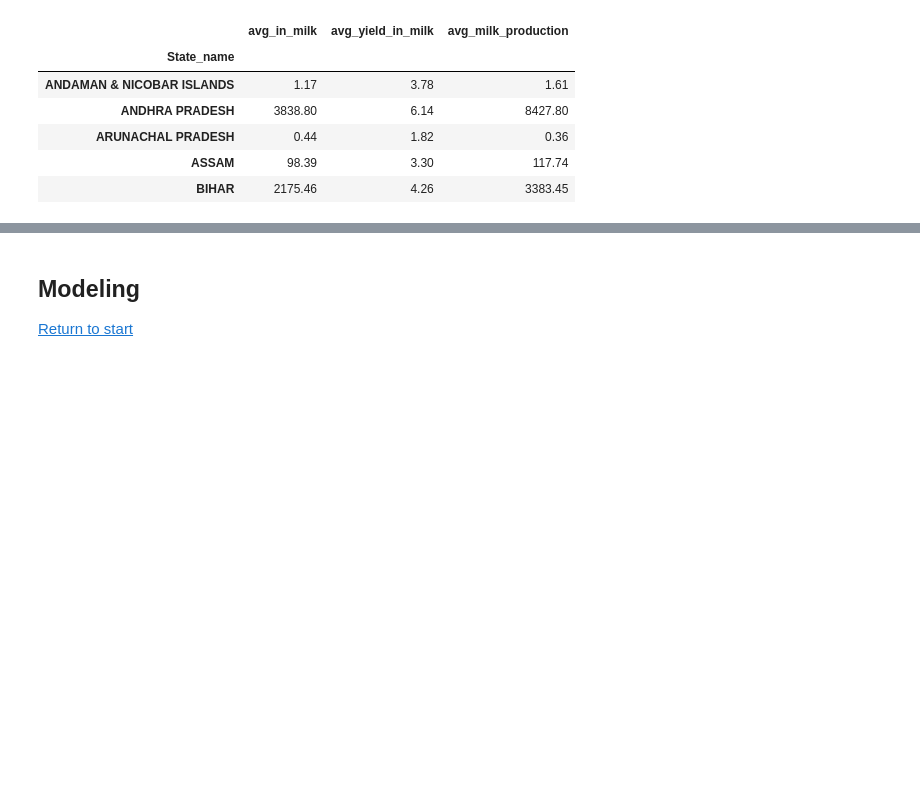
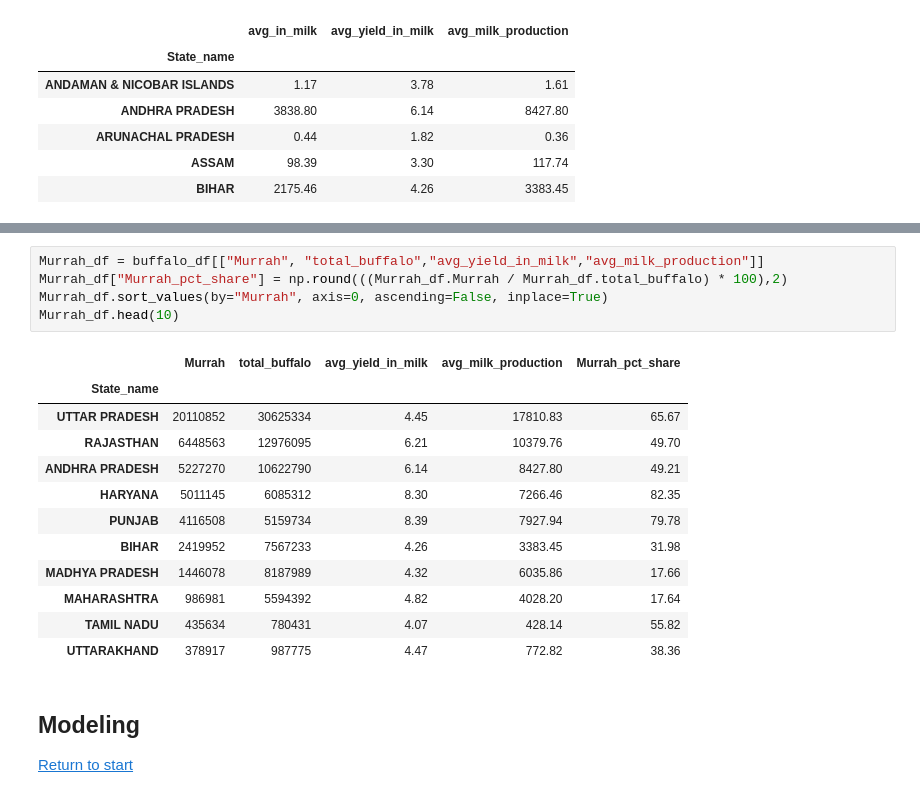
Before and after one commit to cybertraining-dsc/fa20-523-326, a Jupyter notebook: project/project_notebook.ipynb, the cells around one changed output, grey strips where cells are left out. Saved outputs shown, nothing was run; the diff lists cells and outputs as text; blank space fills up the shorter version.

```diff
--- a/project/project_notebook.ipynb
+++ b/project/project_notebook.ipynb
@@ -295,3 +311,21 @@ plt.show()
+# %%
+Murrah_df = buffalo_df[["Murrah", "total_buffalo","avg_yield_in_milk","avg_milk_production"]]
+Murrah_df["Murrah_pct_share"] = np.round(((Murrah_df.Murrah / Murrah_df.total_buffalo) * 100),2)
+Murrah_df.sort_values(by="Murrah", axis=0, ascending=False, inplace=True)
+Murrah_df.head(10)
+# %% [output]
+|  | Murrah | total_buffalo | avg_yield_in_milk | avg_milk_production | Murrah_pct_share |
+| State_name |  |  |  |  |  |
+| UTTAR PRADESH | 20110852 | 30625334 | 4.45 | 17810.83 | 65.67 |
+| RAJASTHAN | 6448563 | 12976095 | 6.21 | 10379.76 | 49.70 |
+| ANDHRA PRADESH | 5227270 | 10622790 | 6.14 | 8427.80 | 49.21 |
+| HARYANA | 5011145 | 6085312 | 8.30 | 7266.46 | 82.35 |
+| PUNJAB | 4116508 | 5159734 | 8.39 | 7927.94 | 79.78 |
+| BIHAR | 2419952 | 7567233 | 4.26 | 3383.45 | 31.98 |
+| MADHYA PRADESH | 1446078 | 8187989 | 4.32 | 6035.86 | 17.66 |
+| MAHARASHTRA | 986981 | 5594392 | 4.82 | 4028.20 | 17.64 |
+| TAMIL NADU | 435634 | 780431 | 4.07 | 428.14 | 55.82 |
+| UTTARAKHAND | 378917 | 987775 | 4.47 | 772.82 | 38.36 |
 # %% [markdown]
 <a id=Modeling></a>
 ## Modeling
```
Also changed, not shown: parts of 10 cells of this notebook.
